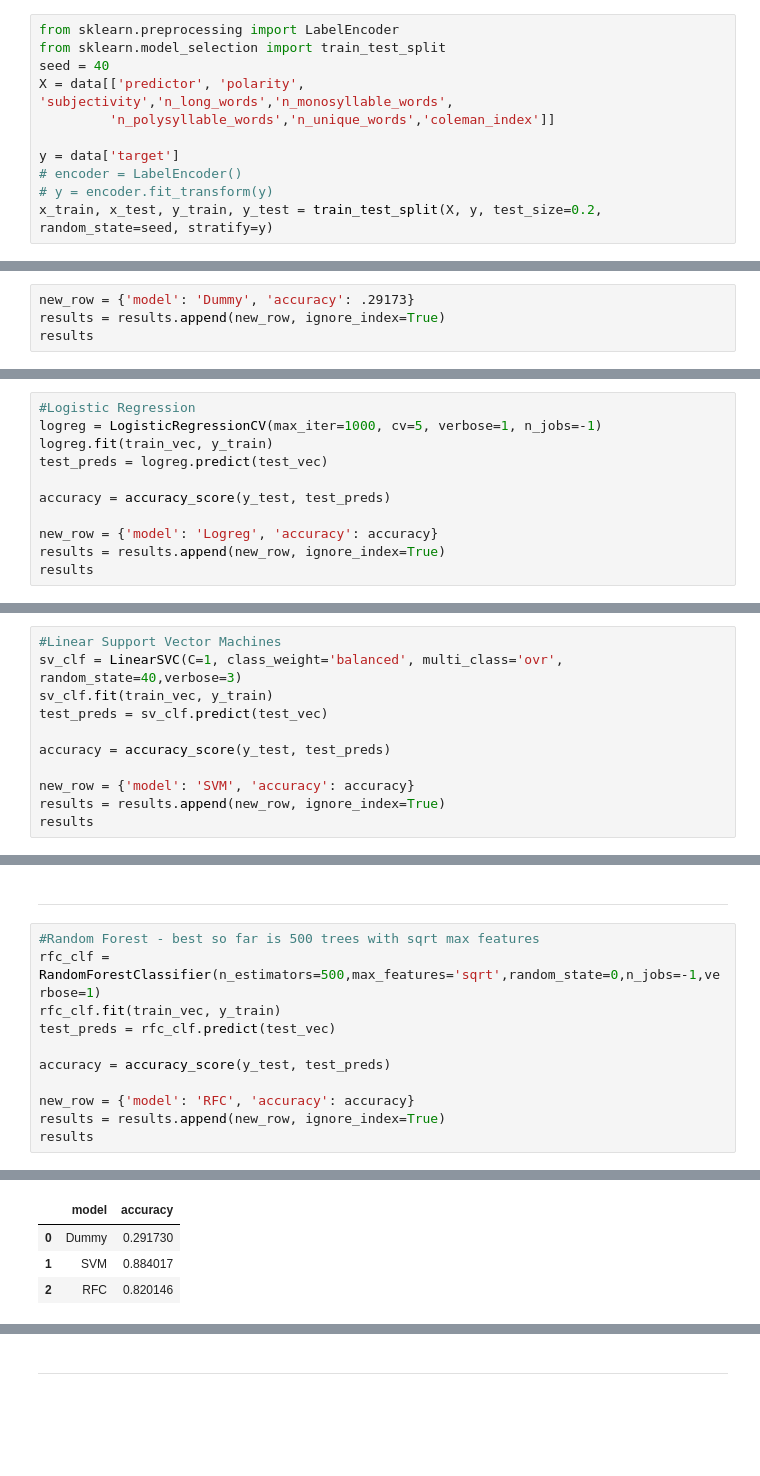
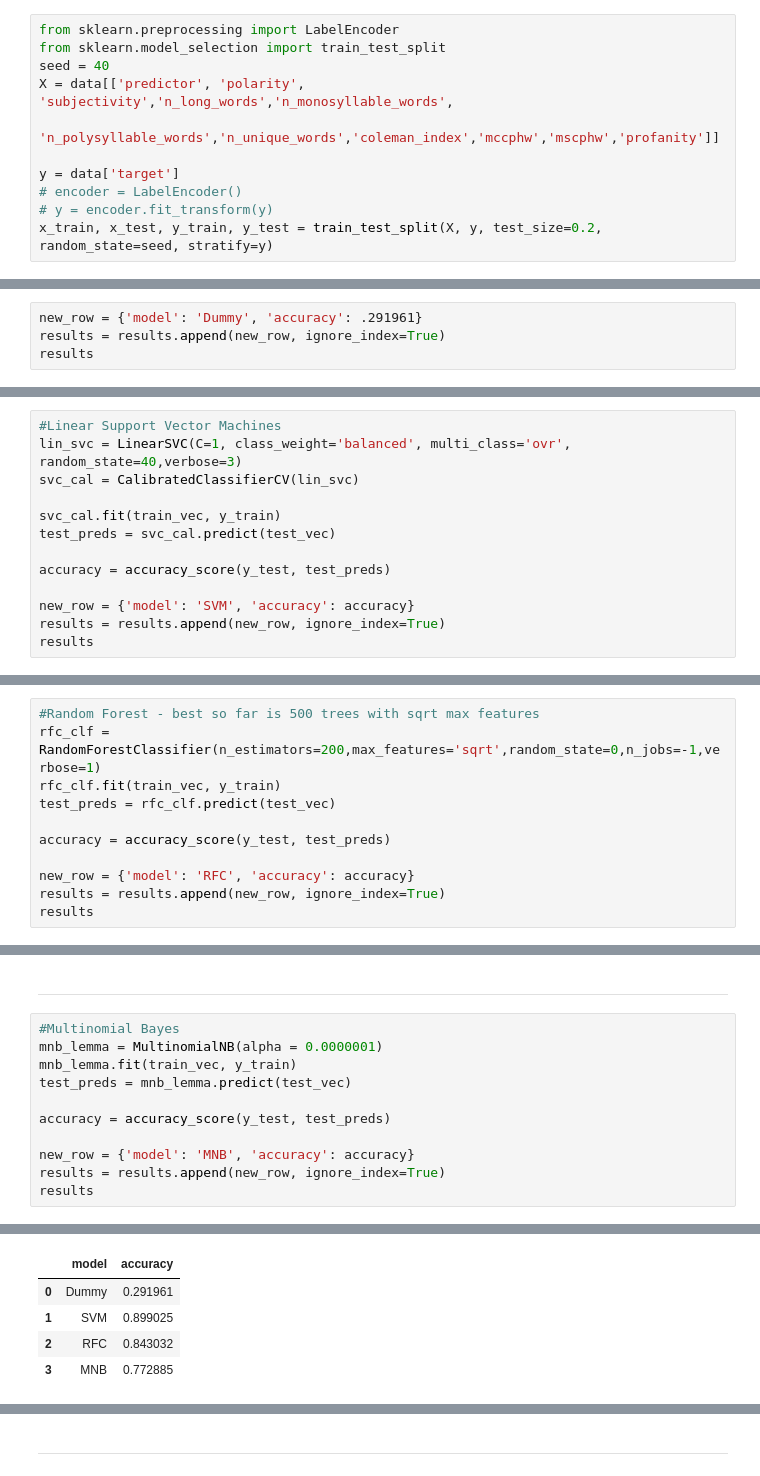
Before and after one commit to man-of-moose/web_articles_spin, a Jupyter notebook: newsapi_data_analysis.ipynb, the cells around one changed output, grey strips where cells are left out. Saved outputs shown, nothing was run; the diff lists cells and outputs as text; blank space fills up the shorter version.

```diff
--- a/newsapi_data_analysis.ipynb
+++ b/newsapi_data_analysis.ipynb
@@ -258,7 +209,7 @@ from sklearn.preprocessing import LabelEncoder
 from sklearn.model_selection import train_test_split
 seed = 40
 X = data[['predictor', 'polarity', 'subjectivity','n_long_words','n_monosyllable_words',
-         'n_polysyllable_words','n_unique_words','coleman_index']]
+         'n_polysyllable_words','n_unique_words','coleman_index','mccphw','mscphw','profanity']]
 
 y = data['target']
 # encoder = LabelEncoder()
@@ -321,7 +302,7 @@ results
 # %% [output]
 |  | model | accuracy |
 # %%
-new_row = {'model': 'Dummy', 'accuracy': .29173}
+new_row = {'model': 'Dummy', 'accuracy': .291961}
 results = results.append(new_row, ignore_index=True)
 results
 # %% [output]
@@ -332,12 +315,14 @@ results
 # %%
-#Logistic Regression
-logreg = LogisticRegressionCV(max_iter=1000, cv=5, verbose=1, n_jobs=-1)
-logreg.fit(train_vec, y_train)
-test_preds = logreg.predict(test_vec)
+#Linear Support Vector Machines
+lin_svc = LinearSVC(C=1, class_weight='balanced', multi_class='ovr', random_state=40,verbose=3)
+svc_cal = CalibratedClassifierCV(lin_svc)
+
+svc_cal.fit(train_vec, y_train)
+test_preds = svc_cal.predict(test_vec)
 
 accuracy = accuracy_score(y_test, test_preds)
 
-new_row = {'model': 'Logreg', 'accuracy': accuracy}
+new_row = {'model': 'SVM', 'accuracy': accuracy}
 results = results.append(new_row, ignore_index=True)
 results
 # %% [output]
@@ -347,14 +340,14 @@ plot_confusion_matrix(logreg,test_vec,y_test)
 # %% [markdown]
 ------------
 # %%
-#Linear Support Vector Machines
-sv_clf = LinearSVC(C=1, class_weight='balanced', multi_class='ovr', random_state=40,verbose=3)
-sv_clf.fit(train_vec, y_train)
-test_preds = sv_clf.predict(test_vec)
+#Random Forest - best so far is 500 trees with sqrt max features
+rfc_clf = RandomForestClassifier(n_estimators=200,max_features='sqrt',random_state=0,n_jobs=-1,verbose=1)
+rfc_clf.fit(train_vec, y_train)
+test_preds = rfc_clf.predict(test_vec)
 
 accuracy = accuracy_score(y_test, test_preds)
 
-new_row = {'model': 'SVM', 'accuracy': accuracy}
+new_row = {'model': 'RFC', 'accuracy': accuracy}
 results = results.append(new_row, ignore_index=True)
 results
 # %% [output]
@@ -370,14 +375,14 @@ plot_confusion_matrix(sv_clf,test_vec,y_test)
 # %% [markdown]
 ------------
 # %%
-#Random Forest - best so far is 500 trees with sqrt max features
-rfc_clf = RandomForestClassifier(n_estimators=500,max_features='sqrt',random_state=0,n_jobs=-1,verbose=1)
-rfc_clf.fit(train_vec, y_train)
-test_preds = rfc_clf.predict(test_vec)
+#Multinomial Bayes
+mnb_lemma = MultinomialNB(alpha = 0.0000001)
+mnb_lemma.fit(train_vec, y_train)
+test_preds = mnb_lemma.predict(test_vec)
 
 accuracy = accuracy_score(y_test, test_preds)
 
-new_row = {'model': 'RFC', 'accuracy': accuracy}
+new_row = {'model': 'MNB', 'accuracy': accuracy}
 results = results.append(new_row, ignore_index=True)
 results
 # %% [output]
@@ -394,4 +389,5 @@ results
 |  | model | accuracy |
-| 0 | Dummy | 0.291730 |
-| 1 | SVM | 0.884017 |
-| 2 | RFC | 0.820146 |
+| 0 | Dummy | 0.291961 |
+| 1 | SVM | 0.899025 |
+| 2 | RFC | 0.843032 |
+| 3 | MNB | 0.772885 |
```
Also changed, not shown: parts of 61 cells of this notebook, 24 other files.
